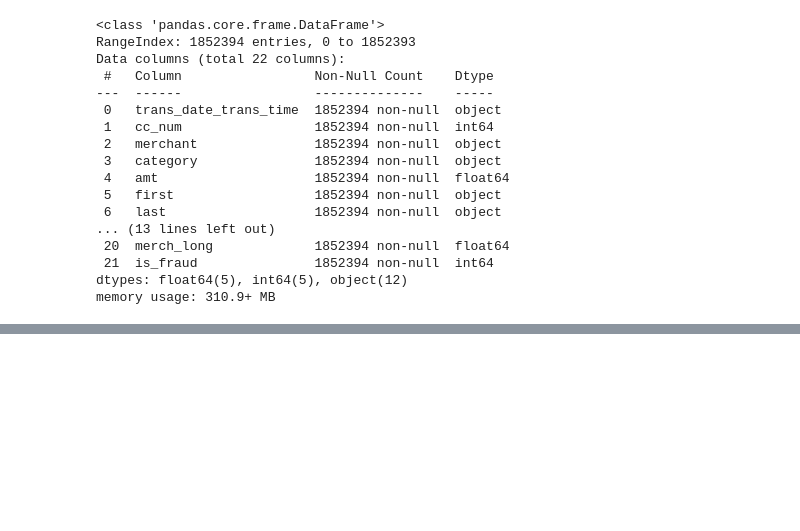
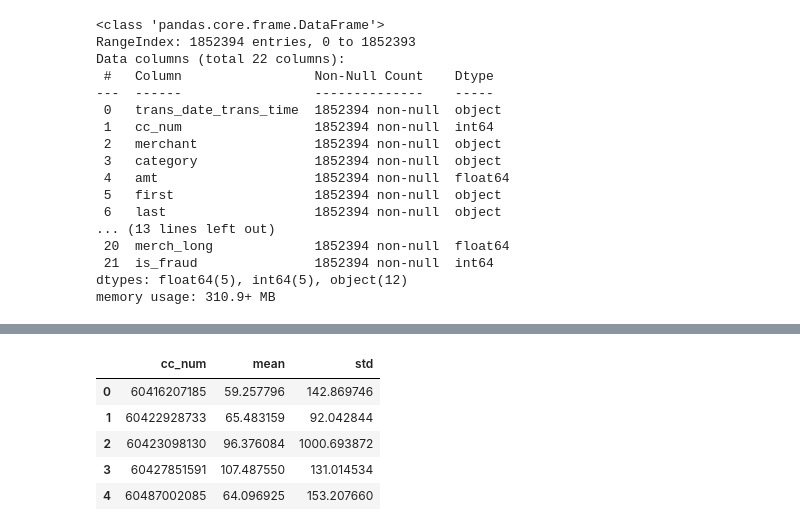
Before and after one commit to andypsh/BIGDATA2022, a Jupyter notebook: 머신러닝/LightGBM/카드거래의 이상거래판단.ipynb, the cells around one changed output, grey strips where cells are left out. Saved outputs shown, nothing was run; the diff lists cells and outputs as text; code cells hidden in the pictures; blank space fills up the shorter version.

```diff
--- a/머신러닝/LightGBM/카드거래의 이상거래판단.ipynb
+++ b/머신러닝/LightGBM/카드거래의 이상거래판단.ipynb
@@ -107,0 +187,11 @@ memory usage: 310.9+ MB
+# %%
+amt_info = data.groupby('cc_num').agg(['mean' , 'std'])['amt'].reset_index() #cc_num별 amt 평균과 표준편차 계산
+
+amt_info.head()
+# %% [output]
+|  | cc_num | mean | std |
+| 0 | 60416207185 | 59.257796 | 142.869746 |
+| 1 | 60422928733 | 65.483159 | 92.042844 |
+| 2 | 60423098130 | 96.376084 | 1000.693872 |
+| 3 | 60427851591 | 107.487550 | 131.014534 |
+| 4 | 60487002085 | 64.096925 | 153.207660 |
```
Also changed, not shown: parts of 6 cells of this notebook, 4 other files.
